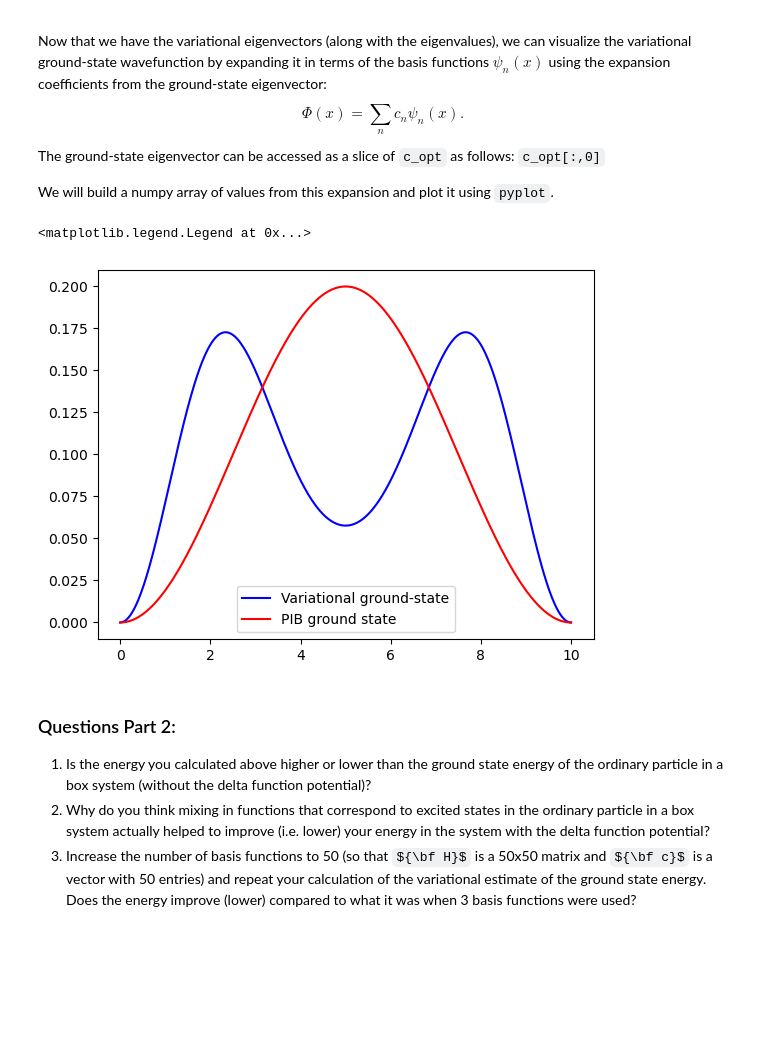
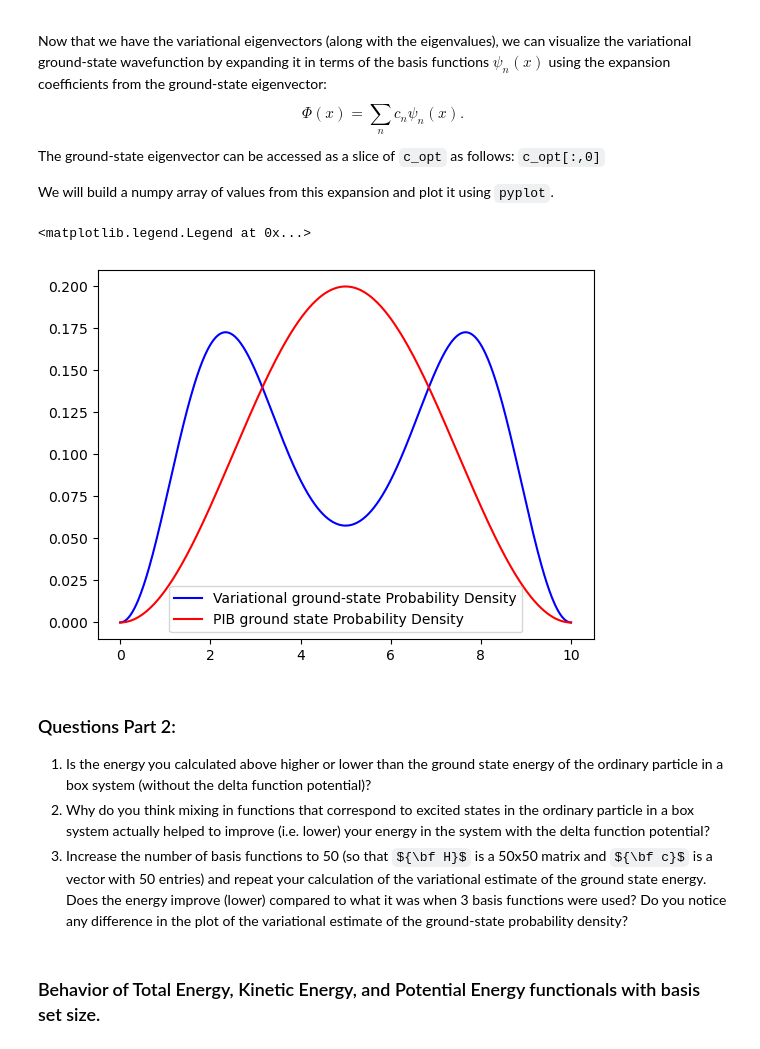
Before and after one commit to ESCIP/escip.github.io, a Jupyter notebook: notebooks/linear_variational_method.ipynb, the cells around one changed output. Drawn from its saved outputs; the diff is of its cells as text; code cells hidden in the pictures; some formulas as TeX source; blank space fills up the shorter version.

Commit message:
made some updates to the variational method notebook

```diff
--- a/notebooks/linear_variational_method.ipynb
+++ b/notebooks/linear_variational_method.ipynb
@@ -249,0 +298,2 @@ We can use `np.linalg.eigh()` to diagonalize the Hamiltonian matrix.
+# %%
+Hamiltonian_matrix, Kinetic_matrix, Potential_matrix = build_matrices(3)
@@ -274,23 +328,25 @@ We will build a numpy array of values from this expansion and plot it using `pyp
 # %%
 # initialize a numpy array for Phi_gs as an array of zeros with the same length as the x-axis used in the first cell
 Phi_gs = np.zeros_like(x)
 
 # loop through the basis states and add c_n \psi_n(x) to Phi_gs
 for i in range(n_basis):
     n = i + 1
     Phi_gs += c_opt[i,0] * energy_eigenfunction(n, 10, x)
 
 # now plot the variational ground state along with the ground-state of the ordinary PIB
-plt.plot(x, Phi_gs ** 2, "blue", label="Variational ground-state")
-plt.plot(x, energy_eigenfunction(1, 10, x) ** 2, "red", label="PIB ground state")
+plt.plot(x, Phi_gs ** 2, "blue", label="Variational ground-state Probability Density")
+plt.plot(x, energy_eigenfunction(1, 10, x) ** 2, "red", label="PIB ground state Probability Density")
 # optionally plot the delta potential
 #plt.plot(x, V_x, "purple", label="Potential")
 plt.legend()
 # %% [output]
 <matplotlib.legend.Legend at 0x...>
-[figure, old version]
+[figure, new version]
 # %% [markdown]
 ### Questions Part 2:
 1.  Is the energy you calculated above higher or lower than the ground state energy of the ordinary particle in a box system (without the delta function potential)?
 2.  Why do you think mixing in functions that correspond to excited states in the ordinary particle in a box system actually helped to improve (i.e. lower) your energy in the system with the delta function potential?
-3.  Increase the number of basis functions to 50 (so that ${\bf H}$ is a 50x50 matrix and ${\bf c}$ is a vector with 50 entries) and repeat your calculation of the variational estimate of the ground state energy.  Does the energy improve (lower) compared to what it was when 3 basis functions were used?
+3.  Increase the number of basis functions to 50 (so that ${\bf H}$ is a 50x50 matrix and ${\bf c}$ is a vector with 50 entries) and repeat your calculation of the variational estimate of the ground state energy.  Does the energy improve (lower) compared to what it was when 3 basis functions were used?  Do you notice any difference in the plot of the variational estimate of the ground-state probability density?
+# %% [markdown]
+### Behavior of Total Energy, Kinetic Energy, and Potential Energy functionals with basis set size.
```
Also changed, not shown: parts of 17 cells of this notebook.
